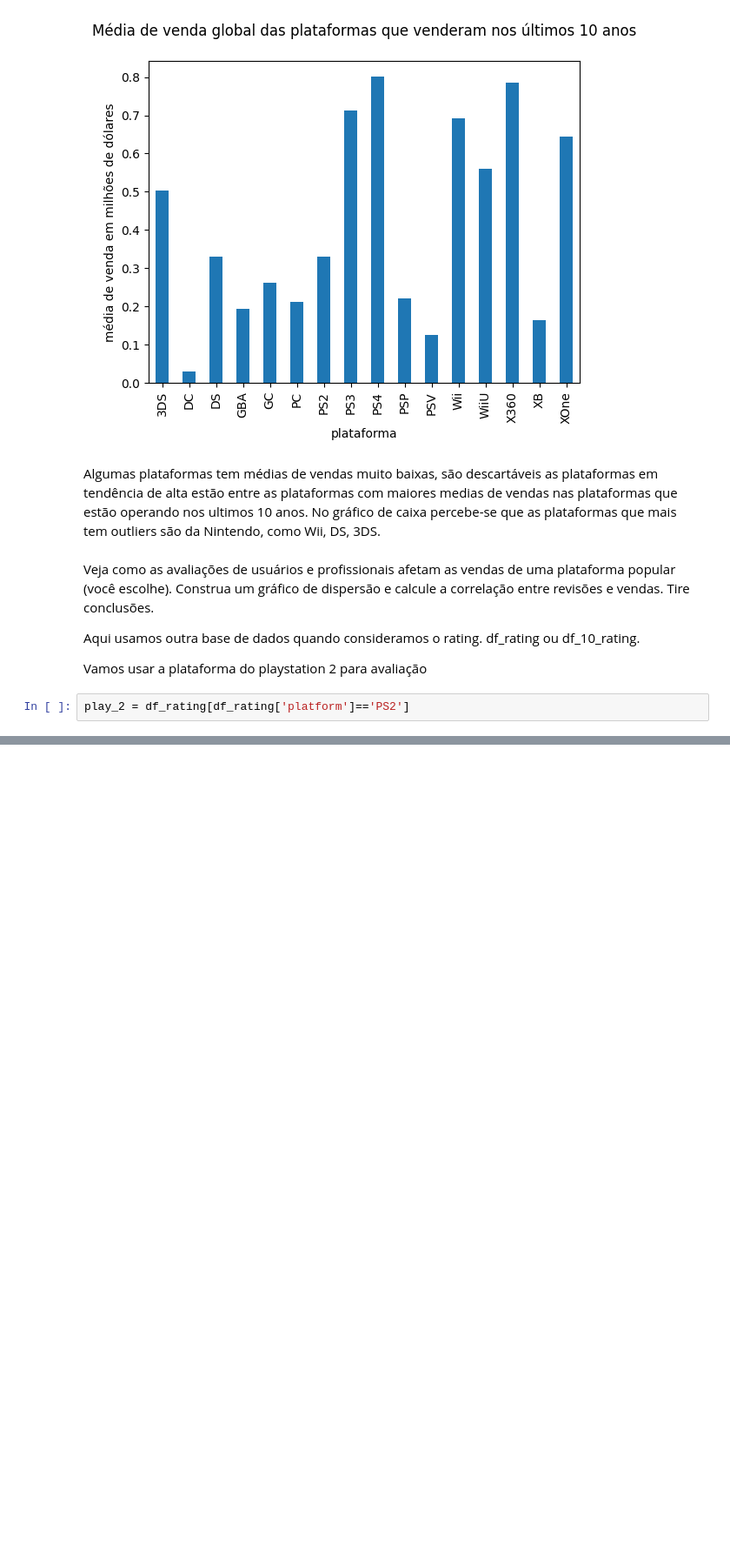
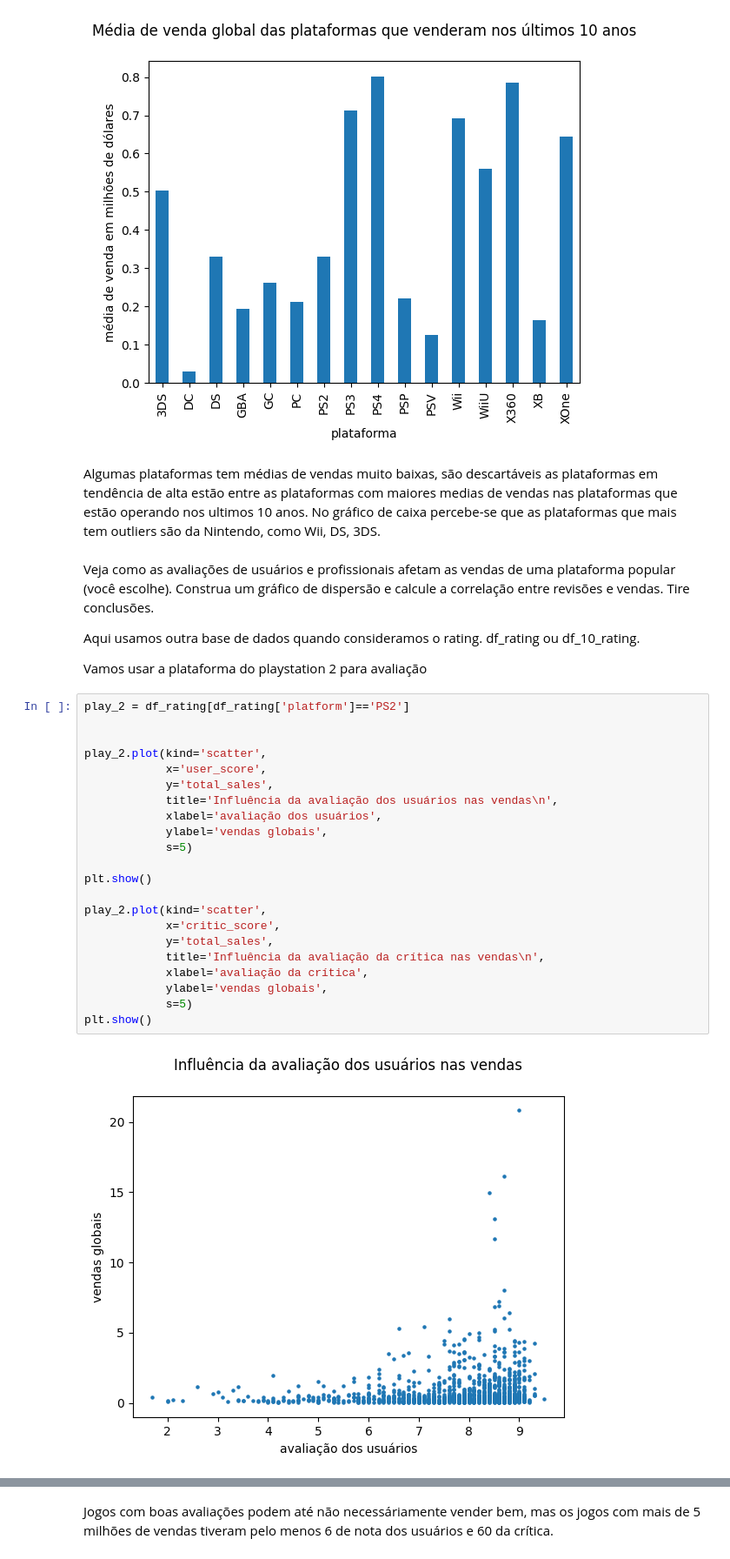
Before and after one commit to gustavoquareli/projeto-S_06, a Jupyter notebook: notebook/ver_dados.ipynb, the cells around one changed output, grey strips where cells are left out. Shown at 87% size. Saved outputs shown, nothing was run; the diff lists cells and outputs as text; blank space fills up the shorter version.

```diff
--- a/notebook/ver_dados.ipynb
+++ b/notebook/ver_dados.ipynb
@@ -511,5 +511,27 @@ Veja como as avaliações de usuários e profissionais afetam as vendas de uma p
 Aqui usamos outra base de dados quando consideramos o rating. df_rating ou df_10_rating.
 
 Vamos usar a plataforma do playstation 2 para avaliação
-# %%
-play_2 = df_rating[df_rating['platform']=='PS2']
+# %%
+play_2 = df_rating[df_rating['platform']=='PS2']
+
+
+play_2.plot(kind='scatter',
+            x='user_score',
+            y='total_sales',
+            title='Influência da avaliação dos usuários nas vendas\n',
+            xlabel='avaliação dos usuários',
+            ylabel='vendas globais',
+            s=5)
+
+plt.show()
+
+play_2.plot(kind='scatter',
+            x='critic_score',
+            y='total_sales',
+            title='Influência da avaliação da crítica nas vendas\n',
+            xlabel='avaliação da crítica',
+            ylabel='vendas globais',
+            s=5)
+plt.show()
+# %% [output]
+[figure, added]
@@ -515,0 +539,2 @@ play_2 = df_rating[df_rating['platform']=='PS2']
+# %% [markdown]
+Jogos com boas avaliações podem até não necessáriamente vender bem, mas os jogos com mais de 5 milhões de vendas tiveram pelo menos 6 de nota dos usuários e 60 da crítica.
```
Also changed, not shown: parts of 10 cells of this notebook.
